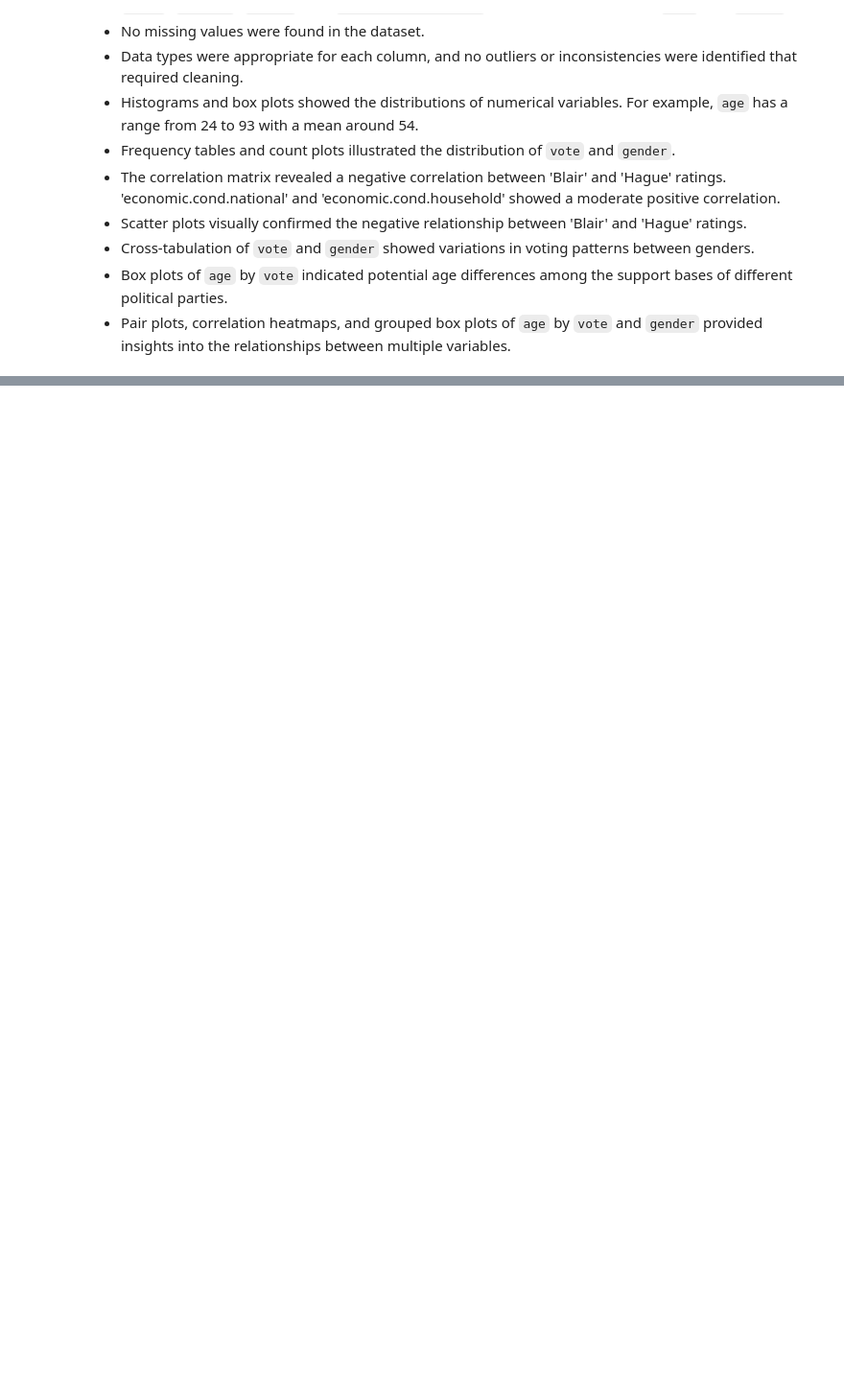
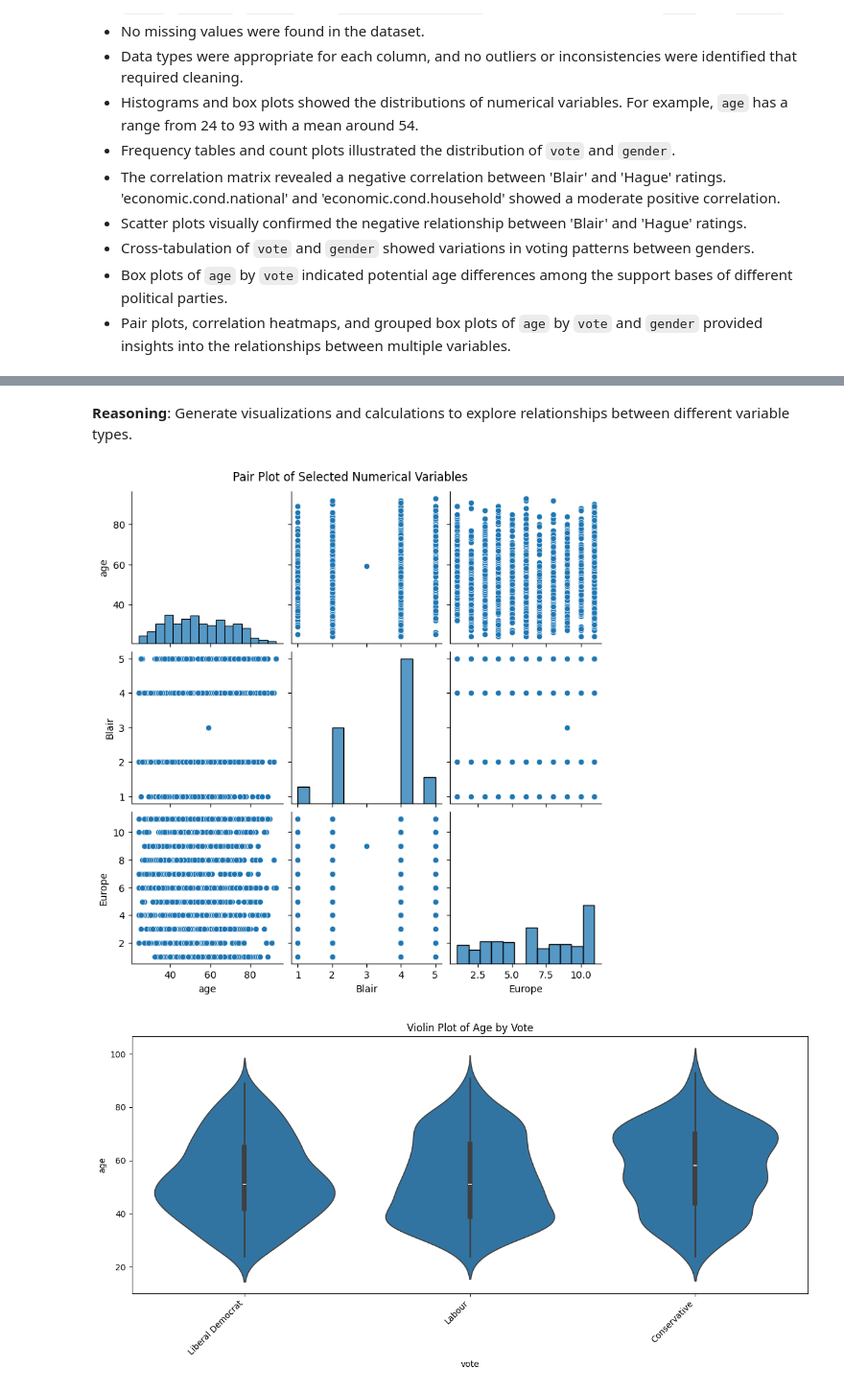
Before and after one commit to Dark-knight232/Exploratory-Data-Analysis-TH-Course-Project, a Jupyter notebook: 22BDS0382.ipynb, the cells around one changed output, grey strips where cells are left out. Shown at 96% size. Cells and saved outputs as stored; diff of their text form; code cells hidden in the pictures; blank space fills up the shorter version.

```diff
--- a/22BDS0382.ipynb
+++ b/22BDS0382.ipynb
@@ -270,0 +339,32 @@ plt.show()
+# %% [markdown]
+**Reasoning**:
+Generate visualizations and calculations to explore relationships between different variable types.
+# %%
+# Numerical vs Numerical (already covered with correlation matrix and scatter plots, but can add more if needed)
+# Example: Pair plot of a different subset of numerical columns
+selected_numerical_cols_2d = ['age', 'Blair', 'Europe']
+sns.pairplot(df, vars=selected_numerical_cols_2d)
+plt.suptitle('Pair Plot of Selected Numerical Variables', y=1.02)
+plt.show()
+
+
+# Numerical vs Categorical (already covered with box plots, but can add violin plots for more detail)
+plt.figure(figsize=(12, 6))
+sns.violinplot(data=df, x='vote', y='age')
+plt.title('Violin Plot of Age by Vote')
+plt.xticks(rotation=45, ha='right')
+plt.tight_layout()
+plt.show()
+
+# Categorical vs Categorical (already covered with cross-tabulation, but can add stacked bar plots)
+cross_tab_vote_gender = pd.crosstab(df['vote'], df['gender'])
+cross_tab_vote_gender.plot(kind='bar', stacked=True, figsize=(10, 6))
+plt.title('Stacked Bar Plot of Vote by Gender')
+plt.xlabel('Vote')
+plt.ylabel('Count')
+plt.xticks(rotation=45, ha='right')
+plt.tight_layout()
+plt.show()
+# %% [output]
+[figure, added]
+[figure, added]
```
Also changed, not shown: parts of 30 cells of this notebook.
